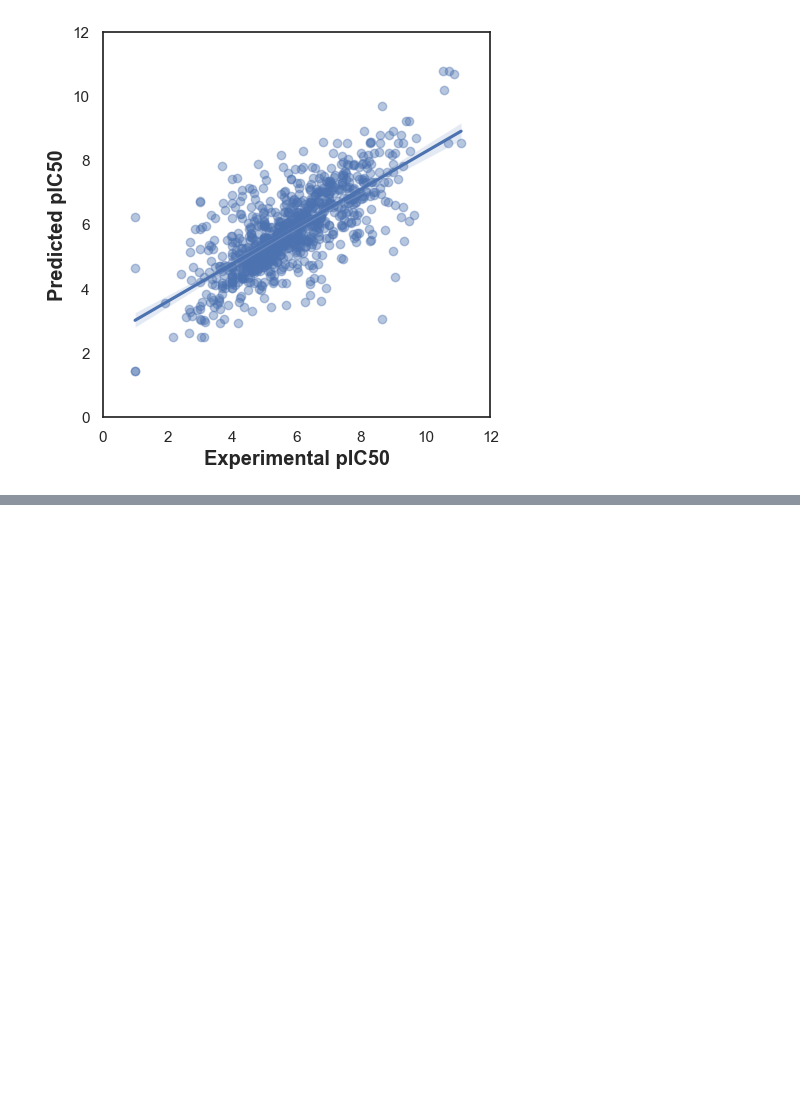
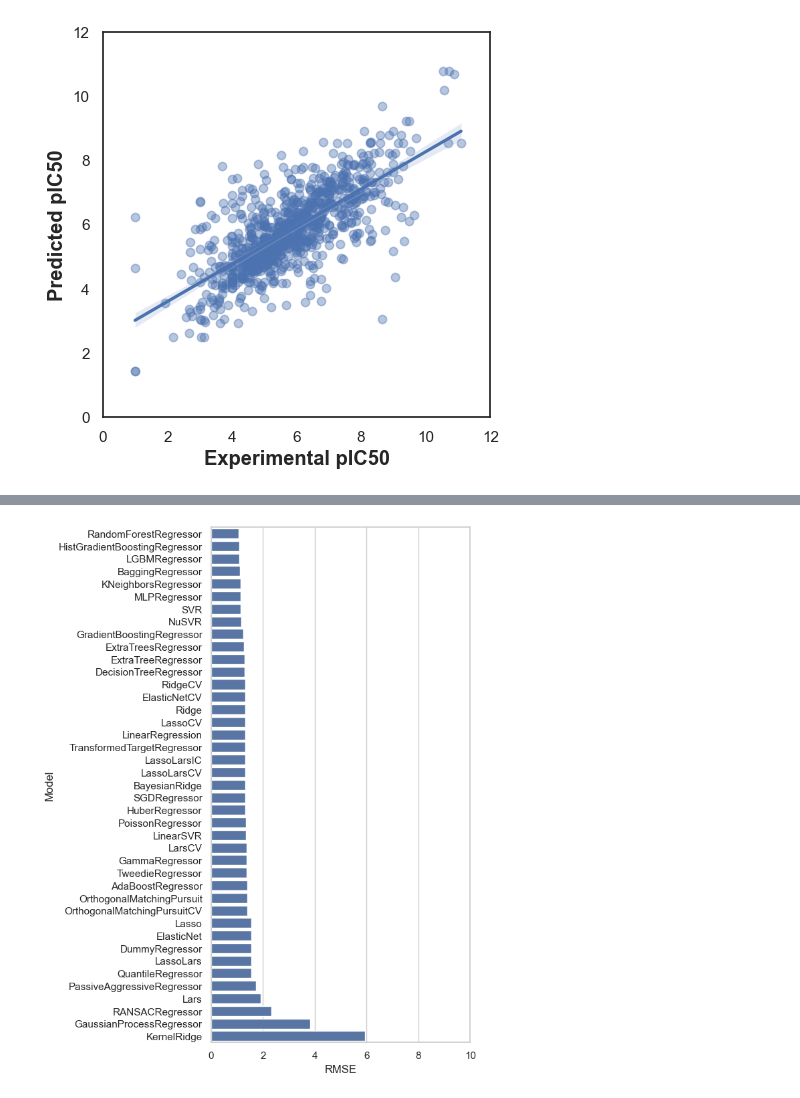
Before and after one commit to silvano315/Med-Physics, a Jupyter notebook: notebooks/Bioinformatics_project_Bioactivity_data.ipynb, the cells around one changed output, grey strips where cells are left out. Saved outputs shown, nothing was run; the diff lists cells and outputs as text; code cells hidden in the pictures; blank space fills up the shorter version.

```diff
--- a/notebooks/Bioinformatics_project_Bioactivity_data.ipynb
+++ b/notebooks/Bioinformatics_project_Bioactivity_data.ipynb
@@ -1249,0 +1335,9 @@ plt.show()
+# %%
+plt.figure(figsize=(5,10))
+
+sns.set_theme(style='whitegrid')
+ax = sns.barplot(y = train.index, x = "RMSE", data = train)
+ax.set(xlim = (0,10))
+plt.show()
+# %% [output]
+[figure, added]
```
Also changed, not shown: parts of 9 cells of this notebook.
